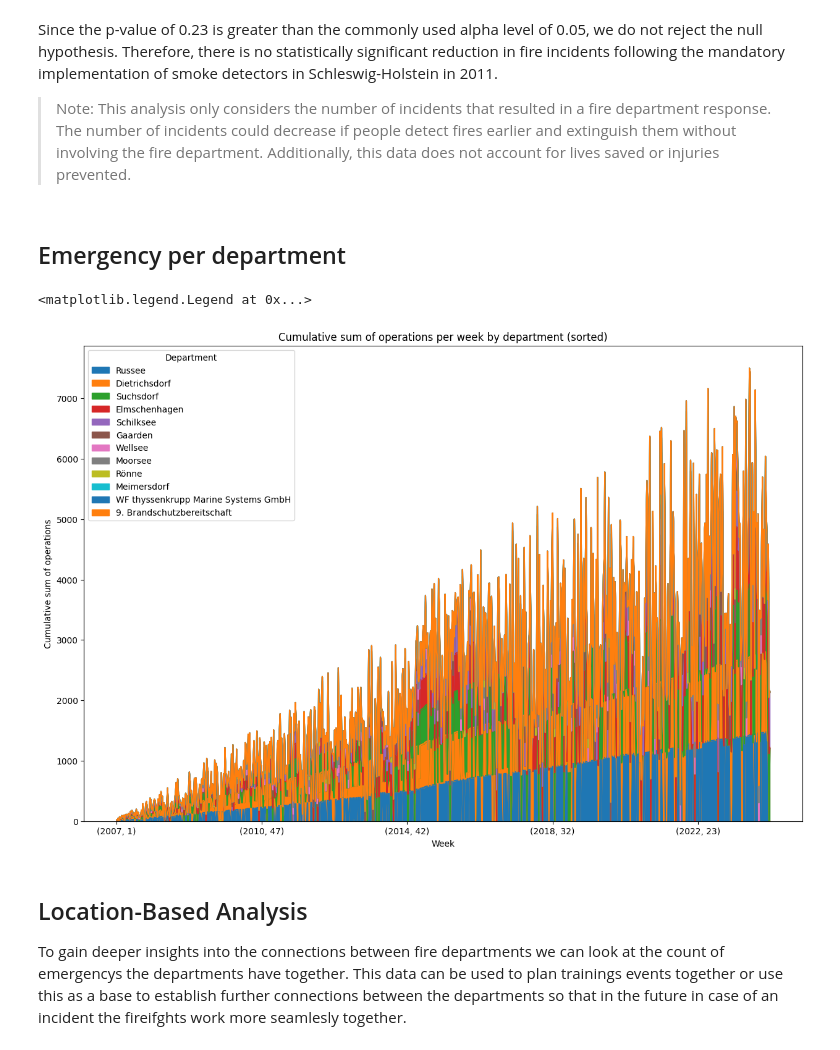
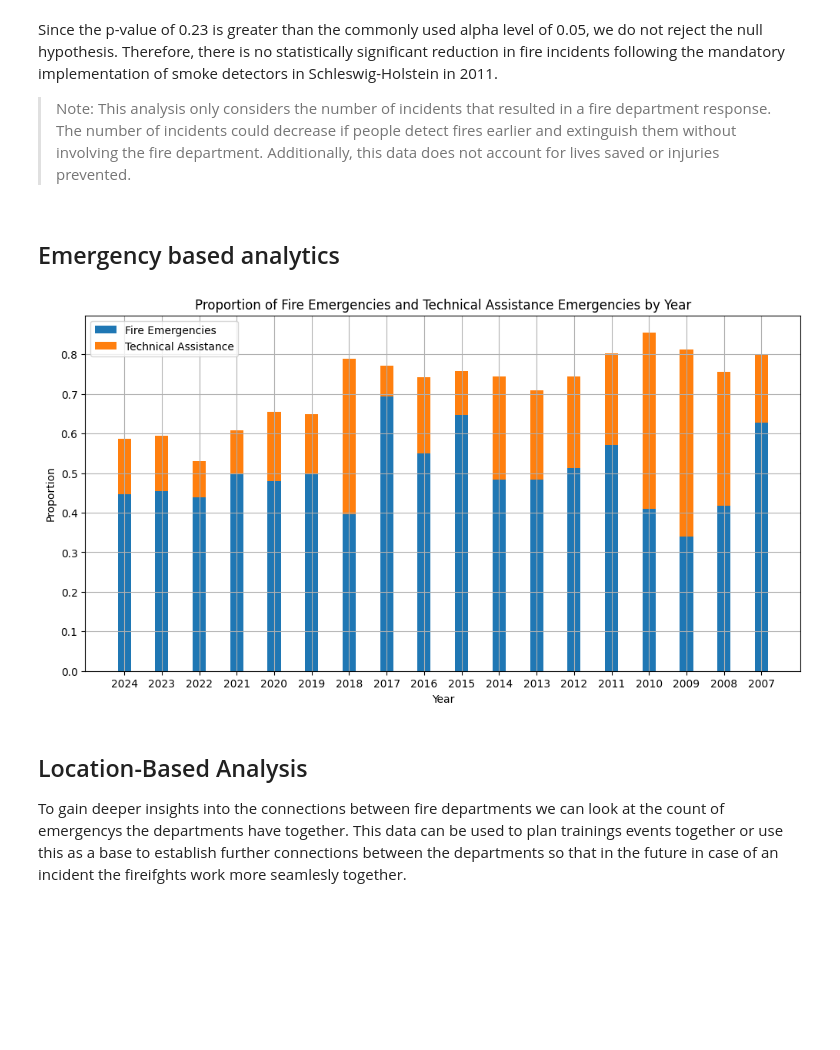
Before and after one commit to MartinDieCooleSocke420/sem2_social_media_analytics, a Jupyter notebook: capstone/exersise.ipynb, the cells around one changed output. Drawn from its saved outputs; the diff is of its cells as text; code cells hidden in the pictures; blank space fills up the shorter version.

Commit message:
updated proportion

```diff
--- a/capstone/exersise.ipynb
+++ b/capstone/exersise.ipynb
@@ -308,26 +297,43 @@ Since the p-value of 0.23 is greater than the commonly used alpha level of 0.05,
 
 >Note: This analysis only considers the number of incidents that resulted in a fire department response. The number of incidents could decrease if people detect fires earlier and extinguish them without involving the fire department. Additionally, this data does not account for lives saved or injuries prevented.
 # %% [markdown]
-## Emergency per department
+## Emergency based analytics
-# %%
-# Calculate the cumulative sum of operations per department per week
-department_weekly_cumulative_sum = df.groupby(["year", "week", "department"], observed=False).size().unstack().cumsum()
-
-# Calculate the total number of operations for each department
-department_totals = department_weekly_cumulative_sum.sum(axis=0)
-
-# Sort departments in descending order by total operations
-sorted_departments = department_totals.sort_values(ascending=False).index
-
-# Plot the cumulative sum of operations per week for each department in sorted order
-department_weekly_cumulative_sum[sorted_departments].plot(kind='area', figsize=(15, 10))
-plt.title("Cumulative sum of operations per week by department (sorted)")
-plt.ylabel("Cumulative sum of operations")
-plt.xlabel("Week")
-plt.legend(title="Department")
-# %% [output]
-<matplotlib.legend.Legend at 0x...>
-[figure, removed]
+# %%
+import pandas as pd
+import matplotlib.pyplot as plt
+
+# Convert 'datetime' column to datetime format
+df['datetime'] = pd.to_datetime(df['datetime'])
+
+# Group by year and category and count the number of emergencies
+emergency_counts = df.groupby([df['datetime'].dt.year, 'category']).size().unstack(fill_value=0)
+
+# Calculate total emergencies per year
+total_emergencies_per_year = emergency_counts.sum(axis=1)
+
+# Calculate proportion of fire emergencies and technical assistance emergencies
+fire_proportion = emergency_counts['Brand oder Explosion'] / total_emergencies_per_year
+technical_proportion = emergency_counts['Technische Hilfe'] / total_emergencies_per_year
+
+# Plotting proportions over time
+plt.figure(figsize=(12, 6))
+
+# Stacked bar plot for each year
+years = df['datetime'].dt.year.unique()
+bar_width = 0.35
+index = range(len(years))
+plt.bar(index, fire_proportion, bar_width, label='Fire Emergencies')
+plt.bar(index, technical_proportion, bar_width, bottom=fire_proportion, label='Technical Assistance')
+
+plt.title('Proportion of Fire Emergencies and Technical Assistance Emergencies by Year')
+plt.xlabel('Year')
+plt.ylabel('Proportion')
+plt.xticks(index, years)
+plt.legend()
+plt.grid(True)
+plt.show()
+# %% [output]
+[figure, added]
 # %% [markdown]
 ## Location-Based Analysis
 
```
Also changed, not shown: parts of 2 cells of this notebook.
